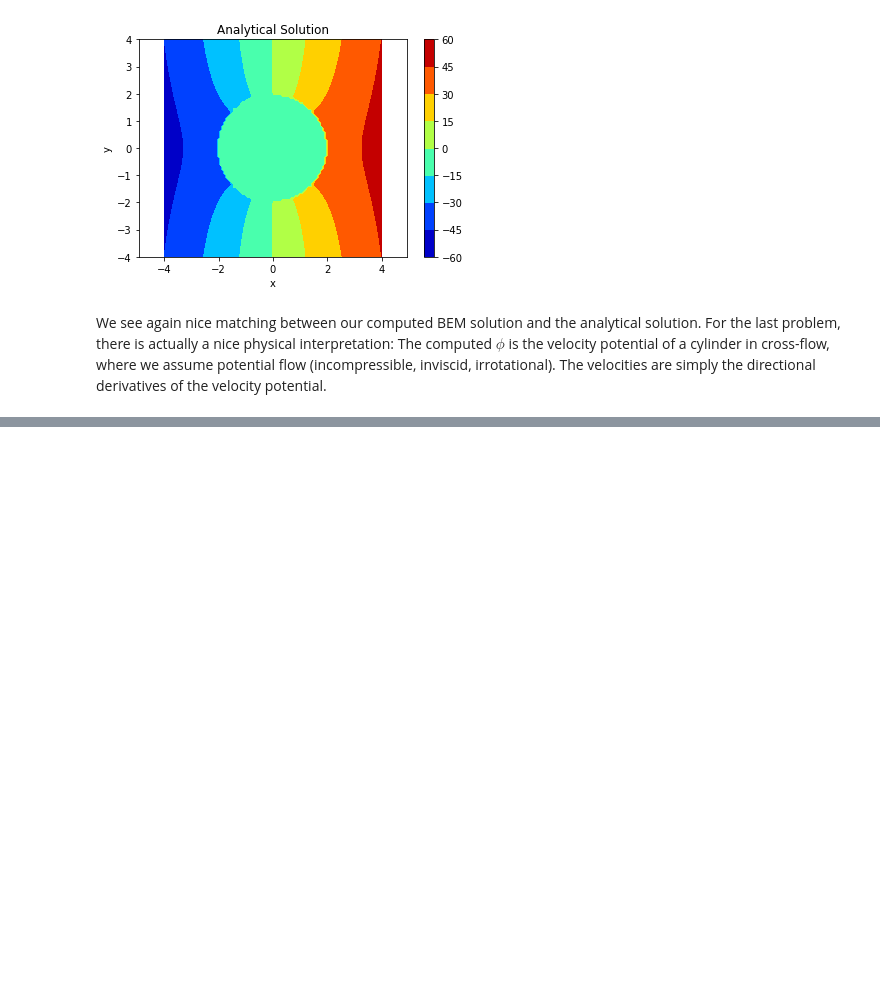
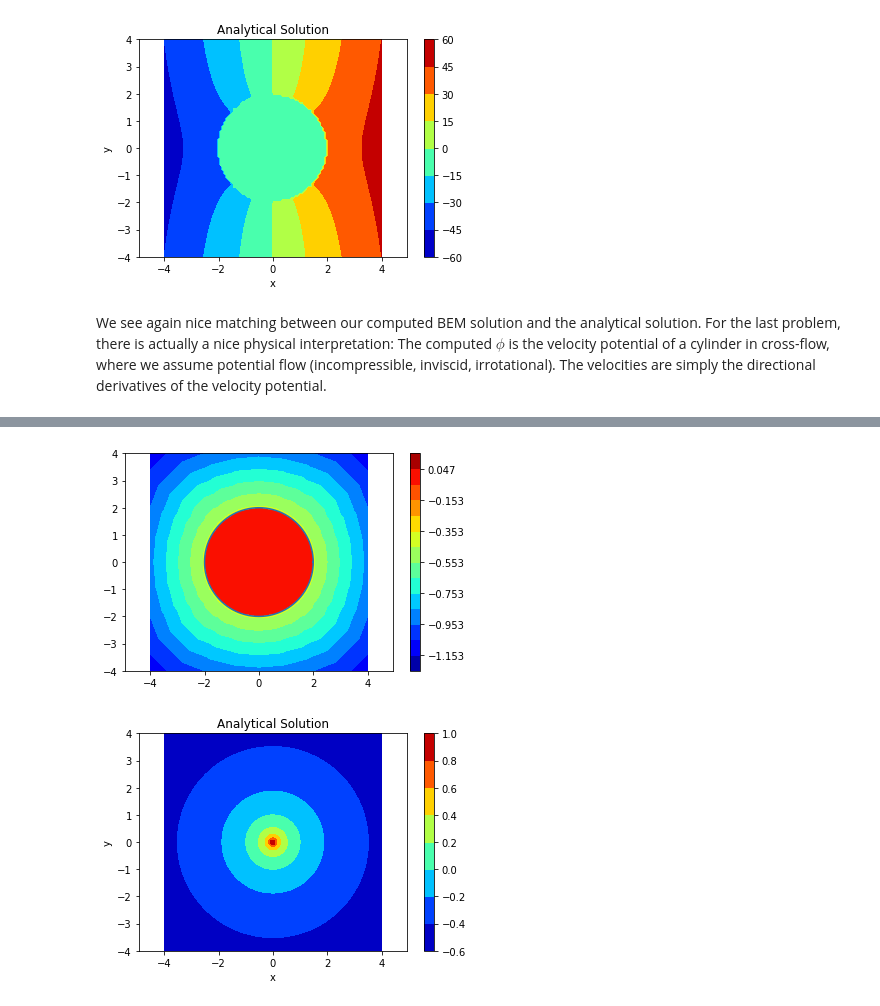
Before and after one commit to chris-barrow/Easy2D-Python, a Jupyter notebook: ME611 Final Report.ipynb, the cells around one changed output, grey strips where cells are left out. Drawn from its saved outputs; the diff is of its cells as text; code cells hidden in the pictures; blank space fills up the shorter version.

```diff
--- a/ME611 Final Report.ipynb
+++ b/ME611 Final Report.ipynb
@@ -681,0 +689,20 @@ We see again nice matching between our computed BEM solution and the analytical
+# %%
+easy2D('TestCase5.dat')
+
+# Real Solution
+xlist = np.linspace(-4, 4, 100)
+ylist = np.linspace(-4, 4, 100)
+X, Y = np.meshgrid(xlist, ylist)
+phi = -2/(2*np.pi)*np.log(np.sqrt(X**2 + Y**2))
+
+plt.figure()
+cp = plt.contourf(X, Y, phi,cmap='jet')
+plt.colorbar(cp)
+plt.title('Analytical Solution')
+plt.xlabel('x')
+plt.ylabel('y')
+plt.axis('equal')
+plt.show()
+# %% [output]
+[figure, added]
+[figure, added]
```
Also changed, not shown: parts of 1 cell of this notebook, 5 other files.
